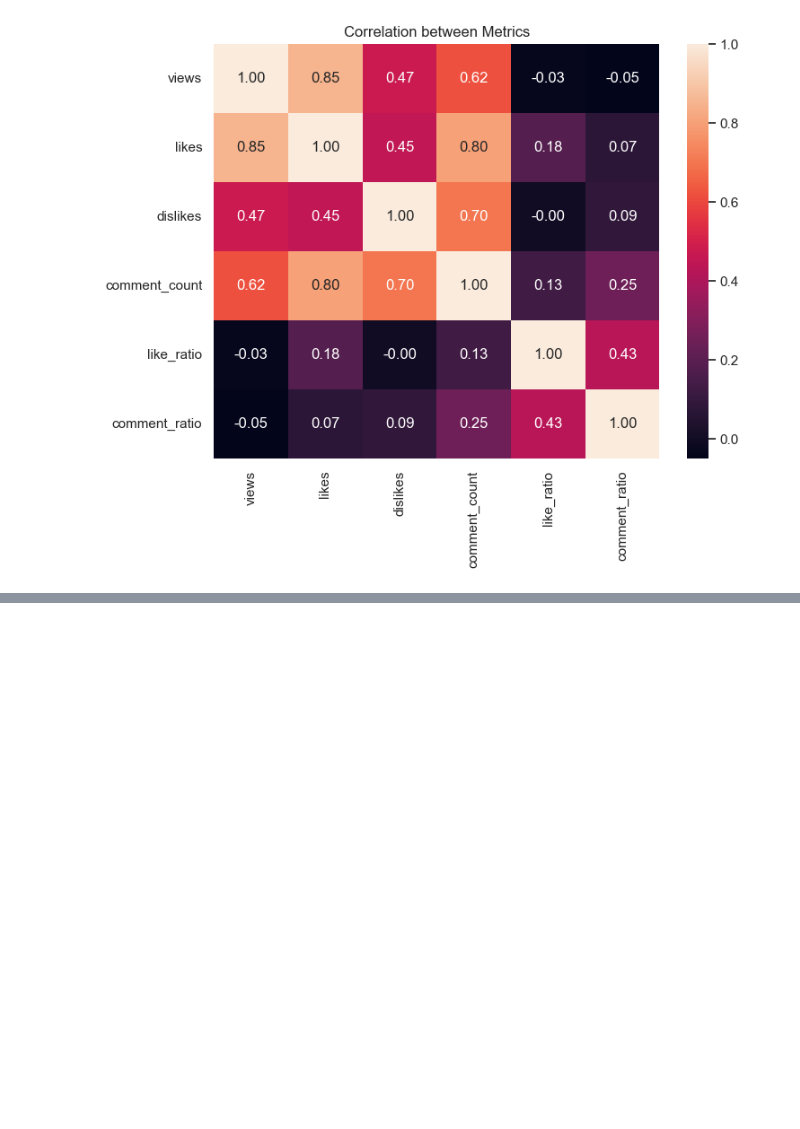
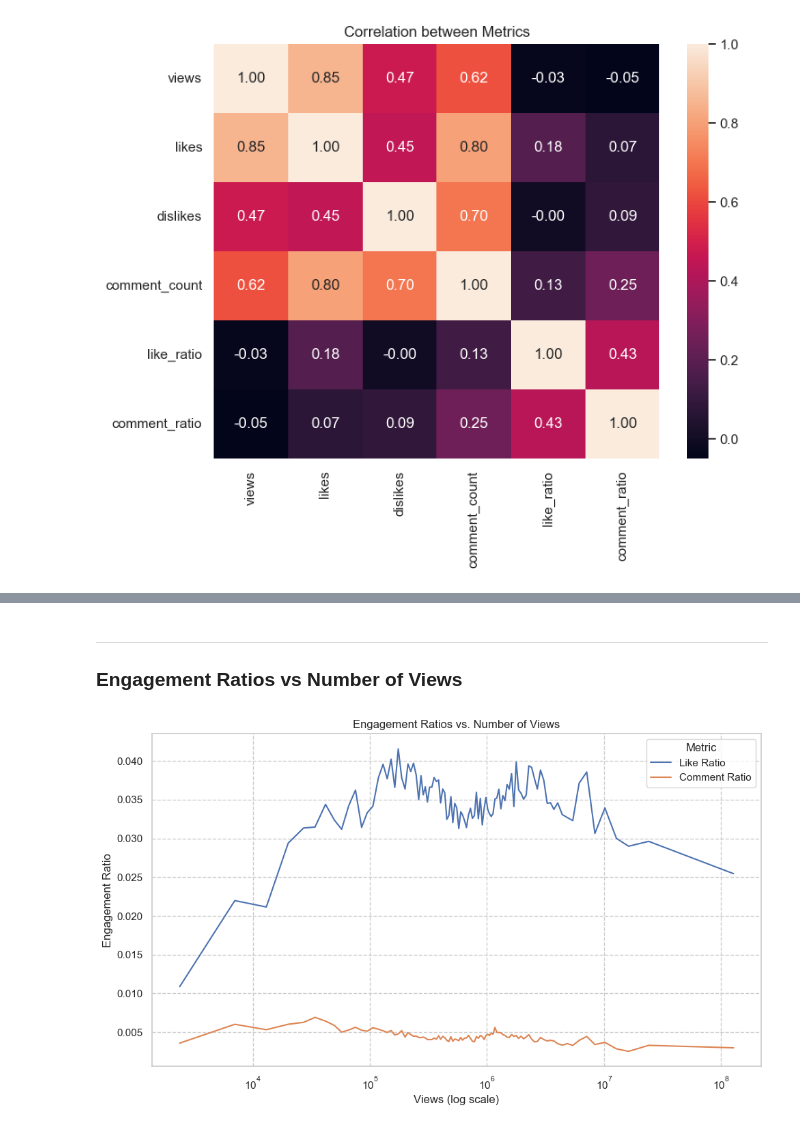
Before and after one commit to DiegoAladren/youtube-data-analysis, a Jupyter notebook: notebooks/02_exploratory_analysis.ipynb, the cells around one changed output, grey strips where cells are left out. Drawn from its saved outputs; the diff is of its cells as text; code cells hidden in the pictures; blank space fills up the shorter version.

Commit message:
Interaction and time metric analysis

```diff
--- a/notebooks/02_exploratory_analysis.ipynb
+++ b/notebooks/02_exploratory_analysis.ipynb
@@ -236,0 +269,38 @@ plt.show()
+# %% [markdown]
+---
+### Engagement Ratios vs Number of Views
+# %%
+import matplotlib.ticker as ticker
+
+# Group by view ranges (logarithmic for better visual clarity)
+df['views_bin'] = pd.qcut(df['views'], q=100, duplicates='drop')
+
+# Calculate the average ratios by view range
+ratio_by_views = df.groupby('views_bin', observed=False)[['like_ratio', 'comment_ratio']].mean()
+
+# To plot, we take the midpoint of each range.
+ratio_by_views['views_mid'] = ratio_by_views.index.map(lambda x: x.mid)
+
+# chart
+plt.figure(figsize=(10,6))
+sns.lineplot(data=ratio_by_views, x='views_mid', y='like_ratio', label='Like Ratio')
+sns.lineplot(data=ratio_by_views, x='views_mid', y='comment_ratio', label='Comment Ratio')
+
+# Logarithmic scale
+plt.xscale('log')
+
+# Customise ticks on the X-axis: 10^4, 10^5, 10^6, 10^7, etc...
+ax = plt.gca()
+ax.xaxis.set_major_locator(ticker.LogLocator(base=10.0, subs=(1.0,), numticks=10))
+ax.xaxis.set_major_formatter(ticker.LogFormatterMathtext())
+
+# Labels and aesthetics
+plt.xlabel('Views (log scale)')
+plt.ylabel('Engagement Ratio')
+plt.title('Engagement Ratios vs. Number of Views')
+plt.legend(title='Metric')
+plt.grid(True, which='major', linestyle='--', alpha=1)
+plt.tight_layout()
+plt.show()
+# %% [output]
+[figure, added]
```
Also changed, not shown: parts of 38 cells of this notebook, 6 other files.
